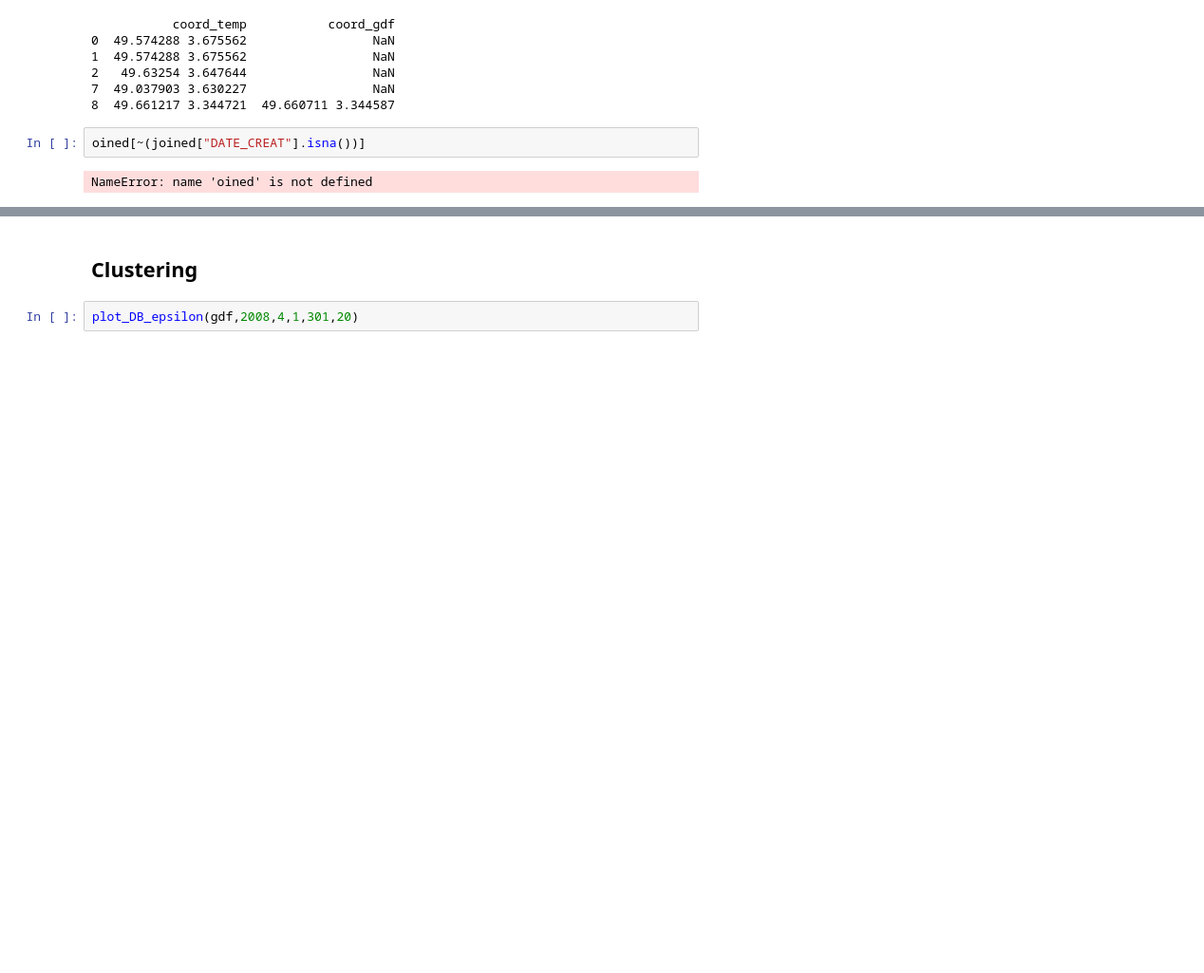
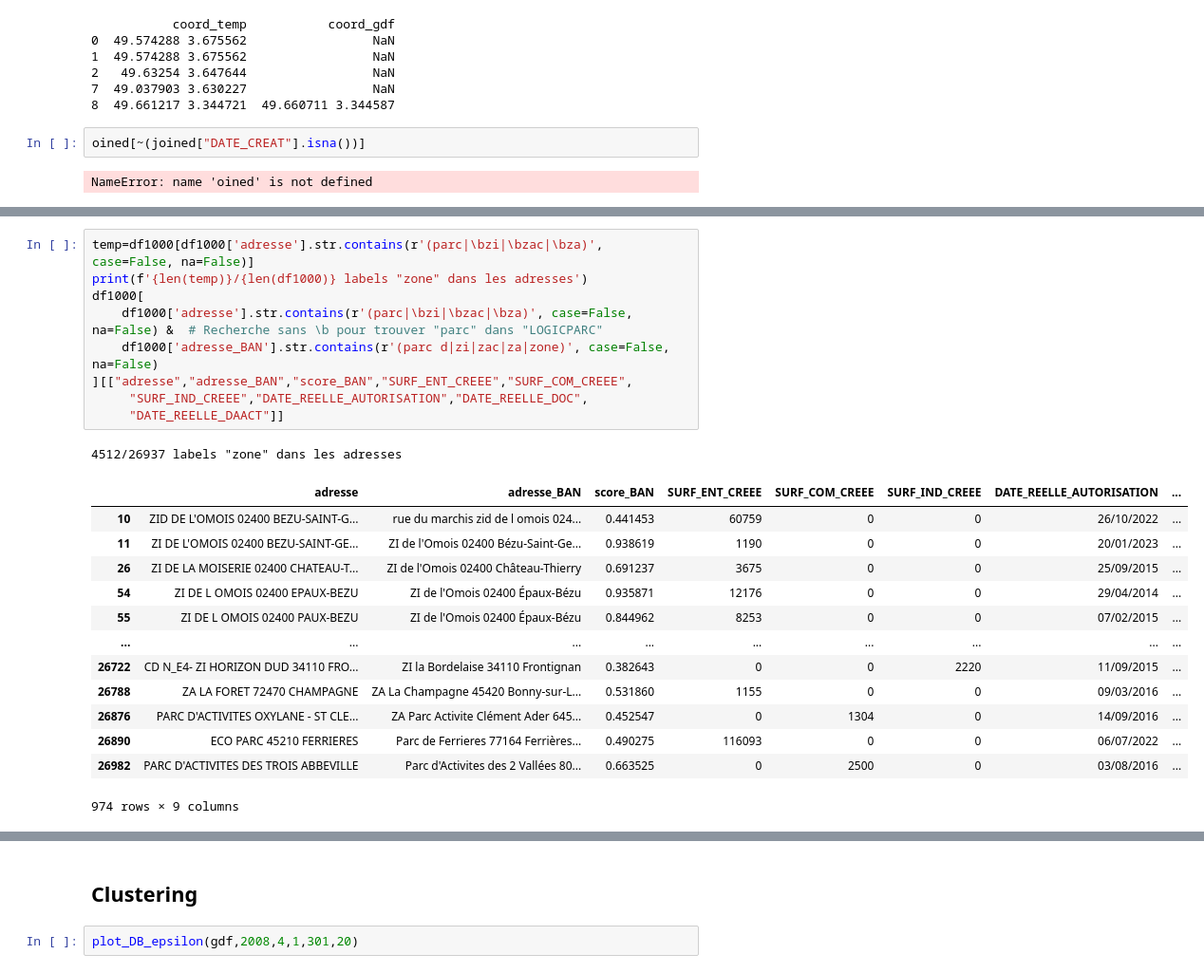
Before and after one commit to xdalp/projet3A, a Jupyter notebook: stat_desc.ipynb, the cells around one changed output, grey strips where cells are left out. Shown at 95% size. Saved outputs shown, nothing was run; the diff lists cells and outputs as text; blank space fills up the shorter version.

```diff
--- a/stat_desc.ipynb
+++ b/stat_desc.ipynb
@@ -937,0 +963,24 @@ NameError: name 'oined' is not defined
+# %%
+temp=df1000[df1000['adresse'].str.contains(r'(parc|\bzi|\bzac|\bza)', case=False, na=False)]
+print(f'{len(temp)}/{len(df1000)} labels "zone" dans les adresses')
+df1000[
+    df1000['adresse'].str.contains(r'(parc|\bzi|\bzac|\bza)', case=False, na=False) &  # Recherche sans \b pour trouver "parc" dans "LOGICPARC"
+    df1000['adresse_BAN'].str.contains(r'(parc d|zi|zac|za|zone)', case=False, na=False)
+][["adresse","adresse_BAN","score_BAN","SURF_ENT_CREEE","SURF_COM_CREEE",
+     "SURF_IND_CREEE","DATE_REELLE_AUTORISATION","DATE_REELLE_DOC",
+     "DATE_REELLE_DAACT"]]
+# %% [output]
+4512/26937 labels "zone" dans les adresses
+|  | adresse | adresse_BAN | score_BAN | SURF_ENT_CREEE | SURF_COM_CREEE | SURF_IND_CREEE | DATE_REELLE_AUTORISATION | ... |
+| 10 | ZID DE L'OMOIS 02400 BEZU-SAINT-G... | rue du marchis zid de l omois 024... | 0.441453 | 60759 | 0 | 0 | 26/10/2022 | ... |
+| 11 | ZI DE L'OMOIS 02400 BEZU-SAINT-GE... | ZI de l'Omois 02400 Bézu-Saint-Ge... | 0.938619 | 1190 | 0 | 0 | 20/01/2023 | ... |
+| 26 | ZI DE LA MOISERIE 02400 CHATEAU-T... | ZI de l'Omois 02400 Château-Thierry | 0.691237 | 3675 | 0 | 0 | 25/09/2015 | ... |
+| 54 | ZI DE L OMOIS 02400 EPAUX-BEZU | ZI de l'Omois 02400 Épaux-Bézu | 0.935871 | 12176 | 0 | 0 | 29/04/2014 | ... |
+| 55 | ZI DE L OMOIS 02400 PAUX-BEZU | ZI de l'Omois 02400 Épaux-Bézu | 0.844962 | 8253 | 0 | 0 | 07/02/2015 | ... |
+| ... | ... | ... | ... | ... | ... | ... | ... | ... |
+| 26722 | CD N_E4- ZI HORIZON DUD 34110 FRO... | ZI la Bordelaise 34110 Frontignan | 0.382643 | 0 | 0 | 2220 | 11/09/2015 | ... |
+| 26788 | ZA LA FORET 72470 CHAMPAGNE | ZA La Champagne 45420 Bonny-sur-L... | 0.531860 | 1155 | 0 | 0 | 09/03/2016 | ... |
+| 26876 | PARC D'ACTIVITES OXYLANE - ST CLE... | ZA Parc Activite Clément Ader 645... | 0.452547 | 0 | 1304 | 0 | 14/09/2016 | ... |
+| 26890 | ECO PARC 45210 FERRIERES | Parc de Ferrieres 77164 Ferrières... | 0.490275 | 116093 | 0 | 0 | 06/07/2022 | ... |
+| 26982 | PARC D'ACTIVITES DES TROIS ABBEVILLE | Parc d'Activites des 2 Vallées 80... | 0.663525 | 0 | 2500 | 0 | 03/08/2016 | ... |
+974 rows × 9 columns
```
Also changed, not shown: parts of 3 cells of this notebook, 2 other files.
